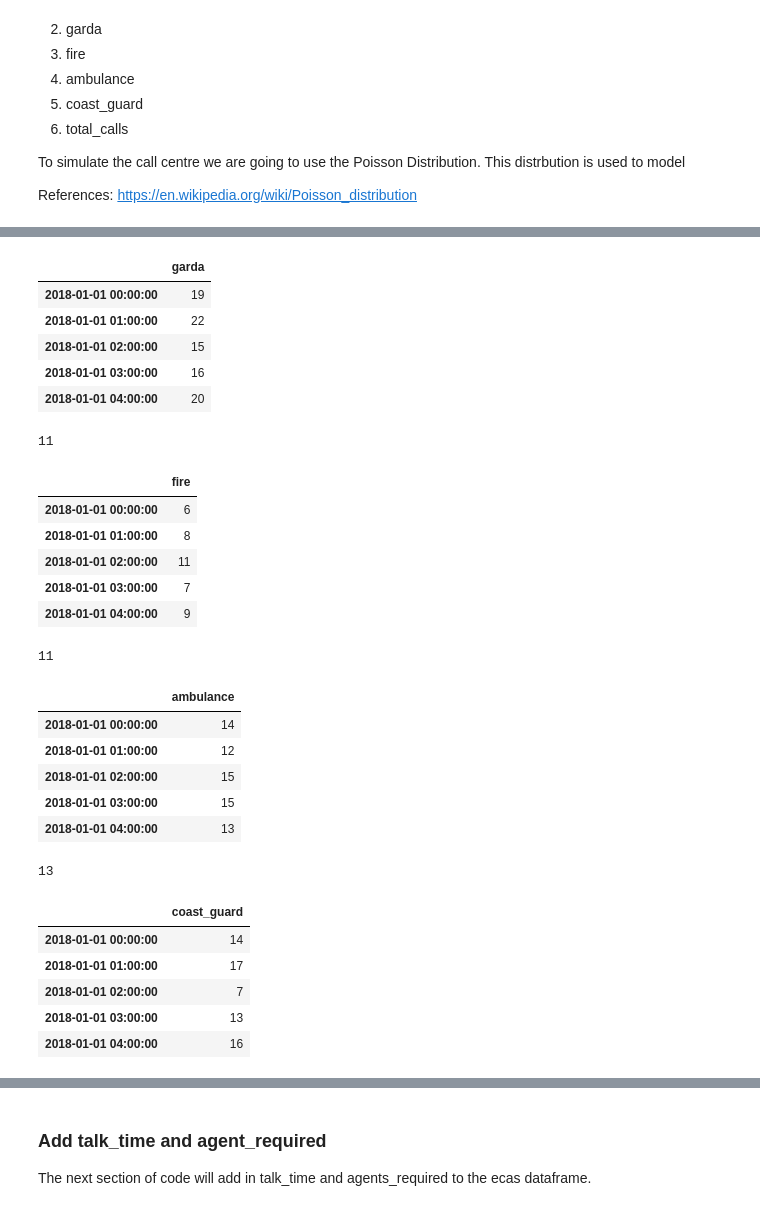
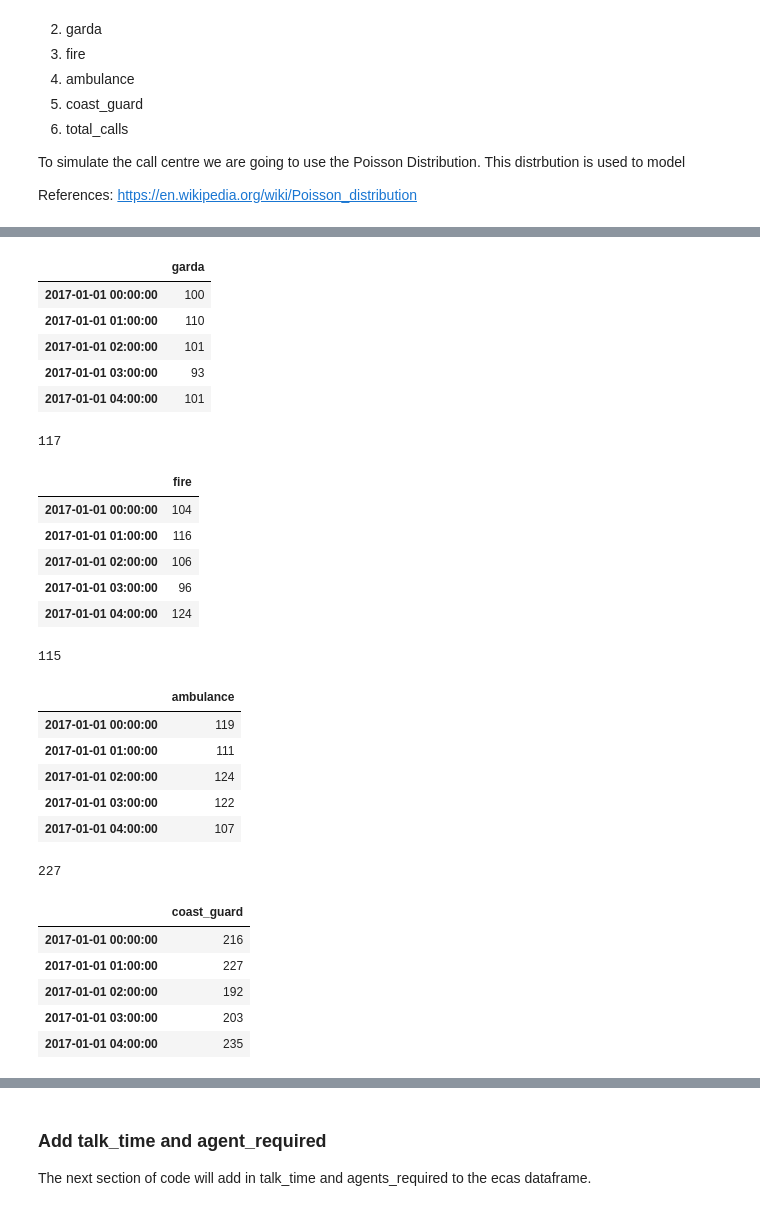
Before and after one commit to moranneil/Programming-For-Data-Analysis-Project-2019, a Jupyter notebook: Programming-For-Data-Analysis-Project-2019.ipynb, the cells around one changed output, grey strips where cells are left out. Drawn from its saved outputs; the diff is of its cells as text; code cells hidden in the pictures.

Commit message:
Adjusted parameters to closely represent 2017 ecas calls stats

```diff
--- a/Programming-For-Data-Analysis-Project-2019.ipynb
+++ b/Programming-For-Data-Analysis-Project-2019.ipynb
@@ -37,7 +38,9 @@ import pandas as pd
 import seaborn as sns
 # %%
-# The period of a week is choosen starting from the 1st December 2019, the week is divided up in to hourly periods.
-period_week =  pd.date_range('01-01-2018', '31-12-2018', freq='H')
+# The period of a week is choosen starting from the 1st January 2019, the week is divided up in to hourly periods
+#given 145 data points for the week
+
+period =  pd.date_range('01-01-2017', '01-07-2017', freq='H')
 
 #Reference:
 #https://pandas.pydata.org/pandas-docs/stable/reference/api/pandas.date_range.html
@@ -61,7 +68,9 @@ DatetimeIndex(['2018-01-01 00:00:00', '2018-01-01 01:00:00',
 # %%
 #Define a random integer for the Poisson distrubution lamda value for calls for a garda emergency.
-garda_randomint = np.random.randint(10,22)
+garda_randomint = np.random.randint(45, 185)
 garda_randomint
 
+plt.hist(garda_randomint)
+
 #Reference: https://docs.scipy.org/doc/numpy-1.15.1/reference/generated/numpy.random.randint.html
 # %% [output]
@@ -69,33 +81,33 @@ garda_randomint
 # %%
 #Construct the ecas_garda dataframe using Numpy random.poisson function in Python. The length of the dataframe is the amount
 #time intervals in the time_period defined above. The index of the Dataframe is again the time_period time index variable.
 # The resulting poisson distribution values are labelled "garda"
-ecas_garda = pd.DataFrame(np.random.poisson(garda_randomint, len(period_week)), index=period_week, columns=["garda"])
+ecas_garda = pd.DataFrame(np.random.poisson(garda_randomint, len(period)), index=period, columns=["garda"])
 ecas_garda.head()
 
 #Reference:
 #https://web.microsoftstream.com/video/db8801fe-9e42-4663-a508-5d6f38bb7327
 #https://docs.scipy.org/doc/numpy-1.15.1/reference/generated/numpy.random.poisson.html
 # %% [output]
 |  | garda |
-| 2018-01-01 00:00:00 | 19 |
-| 2018-01-01 01:00:00 | 22 |
-| 2018-01-01 02:00:00 | 15 |
-| 2018-01-01 03:00:00 | 16 |
-| 2018-01-01 04:00:00 | 20 |
+| 2017-01-01 00:00:00 | 100 |
+| 2017-01-01 01:00:00 | 110 |
+| 2017-01-01 02:00:00 | 101 |
+| 2017-01-01 03:00:00 | 93 |
+| 2017-01-01 04:00:00 | 101 |
 # %%
-#Define a random integer for the Poisson distrubution lamda value for calls for a fire emergency call.
-fire_randomint = np.random.randint(10,17)
+#Define a random integer for the Poisson distribution lamda value for calls for a fire emergency call.
+fire_randomint = np.random.randint(50,160)
 fire_randomint
 
 #Reference: https://docs.scipy.org/doc/numpy-1.15.1/reference/generated/numpy.random.randint.html
 # %% [output]
-11
+117
 # %%
 #Construct the ecas_fire dataframe using Numpy random.poisson function in Python. The length of the dataframe is the amount
 #time intervals in the time_period defined above. The index of the Dataframe is again the time_period time index variable.
 # The resulting poisson distribution values are labelled "fire"
-ecas_fire = pd.DataFrame(np.random.poisson(fire_randomint, len(period_week)), index=period_week, columns=["fire"])
+ecas_fire = pd.DataFrame(np.random.poisson(fire_randomint, len(period)), index=period, columns=["fire"])
 ecas_fire.head()
 
 #Reference:
@@ -103,24 +115,24 @@ ecas_fire.head()
 #https://docs.scipy.org/doc/numpy-1.15.1/reference/generated/numpy.random.poisson.html
 # %% [output]
 |  | fire |
-| 2018-01-01 00:00:00 | 6 |
-| 2018-01-01 01:00:00 | 8 |
-| 2018-01-01 02:00:00 | 11 |
-| 2018-01-01 03:00:00 | 7 |
-| 2018-01-01 04:00:00 | 9 |
+| 2017-01-01 00:00:00 | 104 |
+| 2017-01-01 01:00:00 | 116 |
+| 2017-01-01 02:00:00 | 106 |
+| 2017-01-01 03:00:00 | 96 |
+| 2017-01-01 04:00:00 | 124 |
 # %%
 #Define a random integer for the Poisson distrubution lamda value for calls for a ambulance emergency call.
-ambulance_randomint = np.random.randint(10,15)
+ambulance_randomint = np.random.randint(35,270)
 ambulance_randomint
 
 #Reference: https://docs.scipy.org/doc/numpy-1.15.1/reference/generated/numpy.random.randint.html
 # %% [output]
-11
+115
 # %%
 #Construct the ecas_ambulance dataframe using Numpy random.poisson function in Python. The length of the dataframe is the amount
 #time intervals in the time_period defined above. The index of the Dataframe is the time_period time index variable.
 # The resulting poisson distribution values are labelled "ambulance"
-ecas_ambulance = pd.DataFrame(np.random.poisson(ambulance_randomint, len(period_week)), index=period_week, columns=["ambulance"])
+ecas_ambulance = pd.DataFrame(np.random.poisson(ambulance_randomint, len(period)), index=period, columns=["ambulance"])
 ecas_ambulance.head()
 
 #Reference:
@@ -128,24 +140,24 @@ ecas_ambulance.head()
 #https://docs.scipy.org/doc/numpy-1.15.1/reference/generated/numpy.random.poisson.html
 # %% [output]
 |  | ambulance |
-| 2018-01-01 00:00:00 | 14 |
-| 2018-01-01 01:00:00 | 12 |
-| 2018-01-01 02:00:00 | 15 |
-| 2018-01-01 03:00:00 | 15 |
-| 2018-01-01 04:00:00 | 13 |
+| 2017-01-01 00:00:00 | 119 |
+| 2017-01-01 01:00:00 | 111 |
+| 2017-01-01 02:00:00 | 124 |
+| 2017-01-01 03:00:00 | 122 |
+| 2017-01-01 04:00:00 | 107 |
 # %%
 #Define a random integer for the Poisson distrubution lamda value for calls for a coast_guard emergency call.
-coast_guard_randomint = np.random.randint(10,15)
+coast_guard_randomint = np.random.randint(30, 265)
 coast_guard_randomint
 
 #Reference: https://docs.scipy.org/doc/numpy-1.15.1/reference/generated/numpy.random.randint.html
 # %% [output]
-13
+227
 # %%
 #Construct the ecas_coast_guard dataframe using Numpy random.poisson function in Python. The length of the dataframe is the amount
 #time intervals in the time_period defined above. The index of the Dataframe is the time_period time index variable.
 # The resulting poisson distribution values are labelled "coast_guard"
-ecas_coast_guard = pd.DataFrame(np.random.poisson(coast_guard_randomint, len(period_week)), index=period_week, columns=["coast_guard"])
+ecas_coast_guard = pd.DataFrame(np.random.poisson(coast_guard_randomint, len(period)), index=period, columns=["coast_guard"])
 ecas_coast_guard.head()
 
 #Reference:
@@ -153,11 +165,11 @@ ecas_coast_guard.head()
 #https://docs.scipy.org/doc/numpy-1.15.1/reference/generated/numpy.random.poisson.html
 # %% [output]
 |  | coast_guard |
-| 2018-01-01 00:00:00 | 14 |
-| 2018-01-01 01:00:00 | 17 |
-| 2018-01-01 02:00:00 | 7 |
-| 2018-01-01 03:00:00 | 13 |
-| 2018-01-01 04:00:00 | 16 |
+| 2017-01-01 00:00:00 | 216 |
+| 2017-01-01 01:00:00 | 227 |
+| 2017-01-01 02:00:00 | 192 |
+| 2017-01-01 03:00:00 | 203 |
+| 2017-01-01 04:00:00 | 235 |
 # %%
 ecas = ecas_garda
 ecas.head()
```
Also changed, not shown: parts of 23 cells of this notebook.
